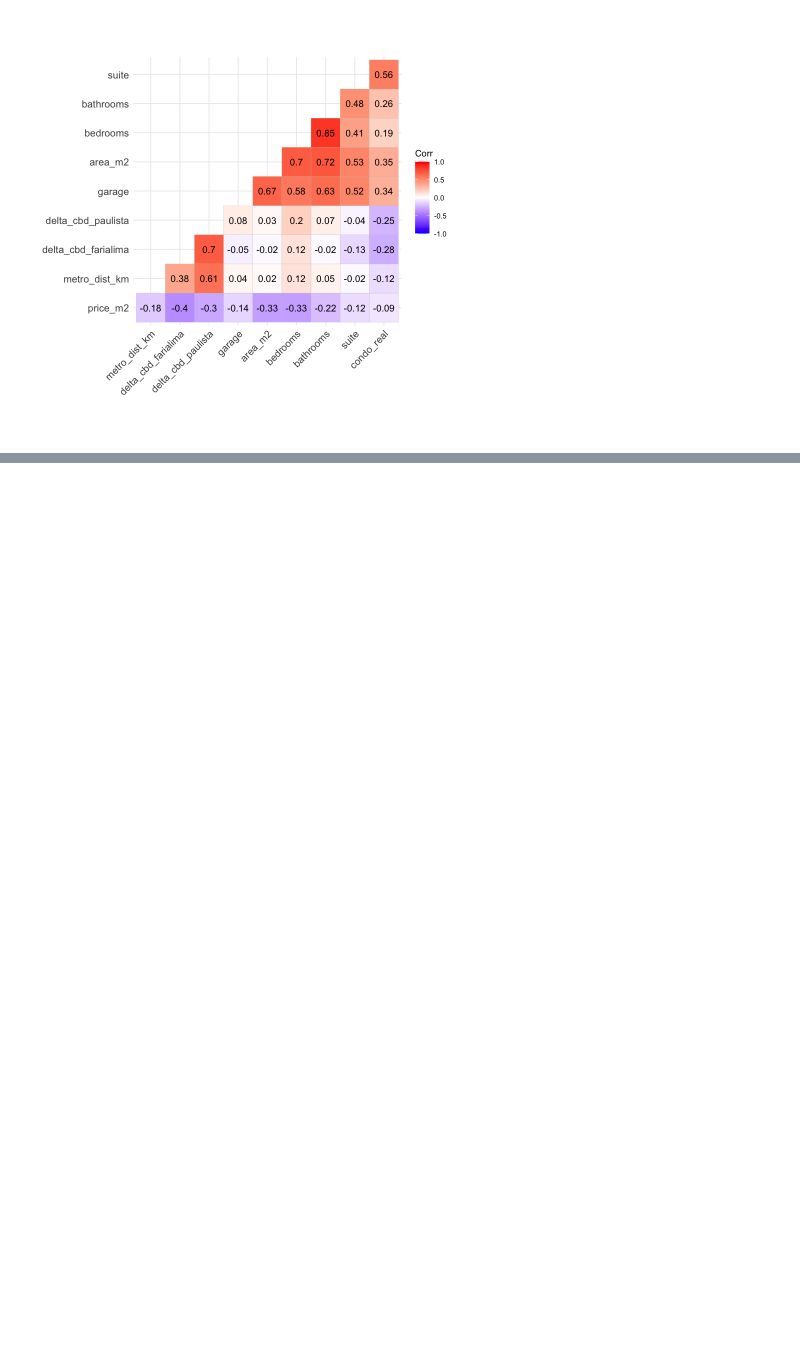
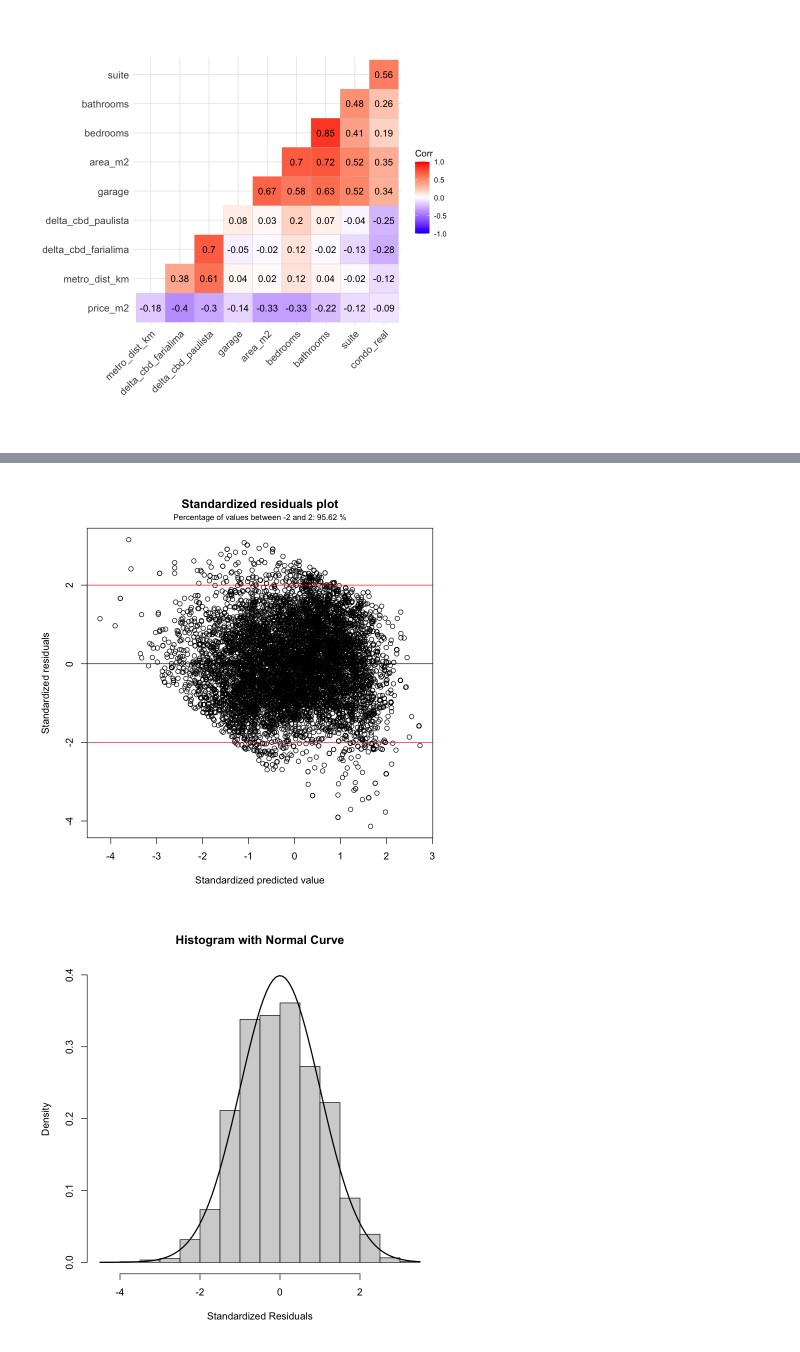
Before and after one commit to halefmichel/halef-thesis, a Jupyter notebook: regression/main/regressions_final.ipynb, the cells around one changed output, grey strips where cells are left out. Saved outputs shown, nothing was run; the diff lists cells and outputs as text; code cells hidden in the pictures; blank space fills up the shorter version.

```diff
--- a/regression/main/regressions_final.ipynb
+++ b/regression/main/regressions_final.ipynb
@@ -48,6 +48,7 @@ data_2023 <- filter(data_rent, year(date) == 2023)
 # %%
 params <- (price_m2 ~ area_m2 +
   suite +
+  bedrooms +
   bathrooms +
   garage +
   condo_real +
@@ -176,0 +204,5 @@ ggcorrplot(corr_matrix, hc.order = TRUE, type = "lower", lab = TRUE)
+# %%
+data_rent_wo_outliers$price_m2 <- log(data_rent_wo_outliers$price_m2)
+dependent_var <- "price_m2"
+independent_vars <- c("area_m2", "bedrooms", "metro_dist_km", "delta_cbd_farialima", "idh")
+transformations <- c("X", "1_X", "LnX", "X__2", "X__1_2", "1_X__2", "1_X__1_2")
@@ -176,0 +211,2 @@ ggcorrplot(corr_matrix, hc.order = TRUE, type = "lower", lab = TRUE)
+# %%
+results <- calculate_best_model(data_rent_wo_outliers, dependent_var, independent_vars, transformations)
@@ -176,0 +235,34 @@ ggcorrplot(corr_matrix, hc.order = TRUE, type = "lower", lab = TRUE)
+# %%
+predicted<- predict(results$best_model)
+residuals <- resid(results$best_model)
+stand_predicted <- (predicted - mean(predicted)) / sd(predicted)
+stand_residuals <- (residuals - mean(residuals)) / sd(residuals)
+
+plot(stand_predicted, stand_residuals, main = "Standardized residuals plot", xlab = "Standardized predicted value", ylab = "Standardized residuals")
+abline(0, 0)
+abline(h = -2, col = "red")
+abline(h = 2, col = "red")
+
+# Calculate the total number of values within the interval [-2, 2]
+within_interval <- sum(stand_residuals >= -2 & stand_residuals <= 2)
+mtext(paste("Percentage of values between -2 and 2:", round(within_interval / length(stand_residuals) * 100, 2), "%"), side = 3, line = 0.5, cex = 0.8)
+
+# Calculate the histogram data without plotting
+hist_data <- hist(stand_residuals, plot = FALSE)
+
+# Calculate the normal distribution density values
+x_values <- seq(min(stand_residuals), max(stand_residuals), length = 100)
+y_values <- dnorm(x_values, mean = mean(stand_residuals), sd = sd(stand_residuals))
+
+# Determine the y-axis limit
+y_max <- max(c(hist_data$density, y_values))
+
+# Plot the histogram with the y-axis limit
+hist(stand_residuals, freq = FALSE, ylim = c(0, y_max),
+     main = "Histogram with Normal Curve", xlab = "Standardized Residuals")
+
+# Add the normal distribution curve
+curve(dnorm(x, mean = mean(stand_residuals), sd = sd(stand_residuals)), add = TRUE, lwd = 2)
+# %% [output]
+[figure, added]
+[figure, added]
```
Also changed, not shown: parts of 13 cells of this notebook, 1 other file.
